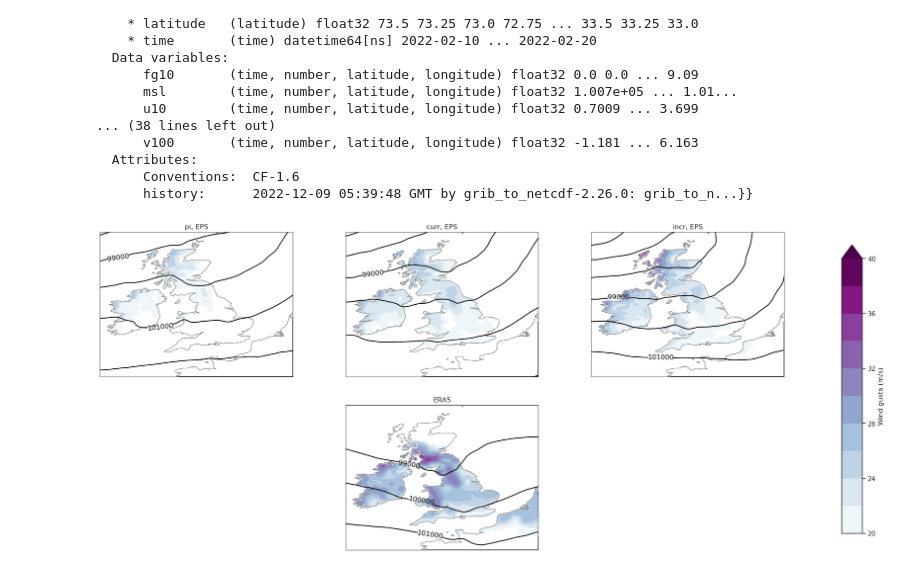
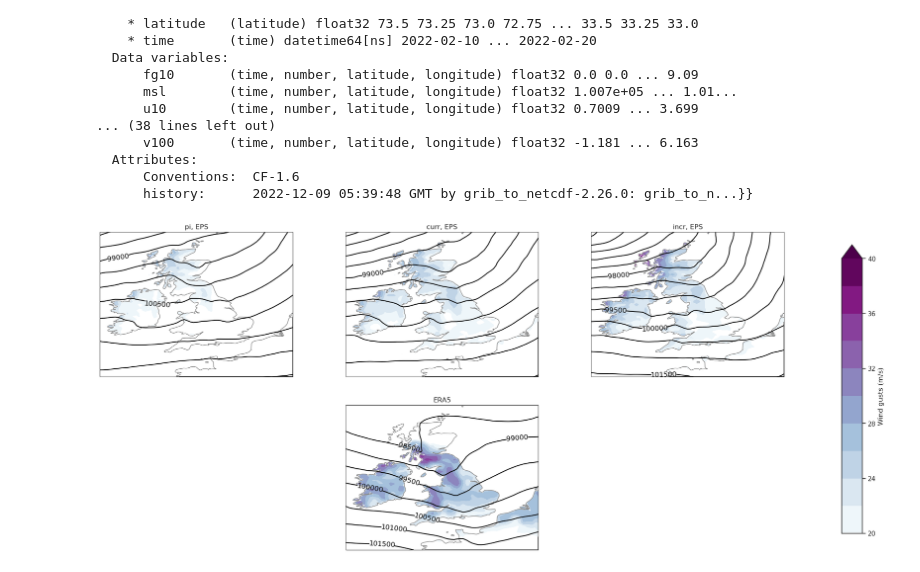
Before and after one commit to deviterra/storm_dudley, a Jupyter notebook: file/00_init_10_wind_gusts_plot.ipynb, the cells around one changed output. Saved outputs shown, nothing was run; the diff lists cells and outputs as text; code cells hidden in the pictures.

```diff
--- a/file/00_init_10_wind_gusts_plot.ipynb
+++ b/file/00_init_10_wind_gusts_plot.ipynb
@@ -185,7 +185,7 @@ uk = [-11, 5, 48, 60]
 level = list(range(0,40,3))
 fig = plt.figure(1, figsize=(25, 10))
 clevs_fg10 = np.linspace(20, 40, 11)  # 17
-clevs_msl = np.linspace(96000,104000,9)
+clevs_msl = np.linspace(95000,105000,21)
 
 projection = ccrs.PlateCarree()
 
@@ -203,31 +203,31 @@ for num, e in enumerate(experiments):
     cf = ax.contourf(lon, lat, wd[e], clevs_fg10, cmap=plt.cm.BuPu,
                     transform=projection, zorder = 10, extend = 'max')
     cs = ax.contour(lon,lat, pres[e], clevs_msl, colors='black',
                         transform=projection, zorder = 16)
     plt.clabel(cs, fmt='%d')
     ax.set_title(e+", EPS")
 
 
 #subplot of era5
 era5_GUST.sel(time='2022-02-16')
 ax_era5 = plt.subplot(2,3,5,projection = projection)
 ax_era5.set_extent(uk, projection)
 ax_era5.add_feature(cfeature.COASTLINE.with_scale('50m'), color = 'grey', zorder = 14)
 ax_era5.add_feature(cfeature.OCEAN, zorder=12, color = 'white')  #zorder > 10
 
 cf = ax_era5.contourf(lon_e, lat_e, era5_GUST.sel(time='2022-02-16'), clevs_fg10, cmap=plt.cm.BuPu,
                 transform=projection, zorder = 10, extend = 'max')
 cs = ax_era5.contour(lon_e,lat_e, era5_MSL.sel(time='2022-02-16'), clevs_msl, colors='black',
                     transform=projection, zorder = 16)
 plt.clabel(cs, fmt='%d')
 ax_era5.set_title('ERA5')
 
 
 fig.subplots_adjust(right=0.8)
 cbar_ax = fig.add_axes([0.85, 0.15, 0.02, 0.7])
 fig.colorbar(cf, cax=cbar_ax, label='Wind gusts (m/s)', extend = 'max')
 
 plt.savefig('figures/00_wind_gusts_inidate'+'2022-02-10'+'.png')
 plt.savefig('figures/00_wind_gusts_inidate'+'2022-02-10'+'.png')
 # %% [output]
-[figure, old version]
+[figure, new version]
```
Also changed, not shown: 11 other files.
